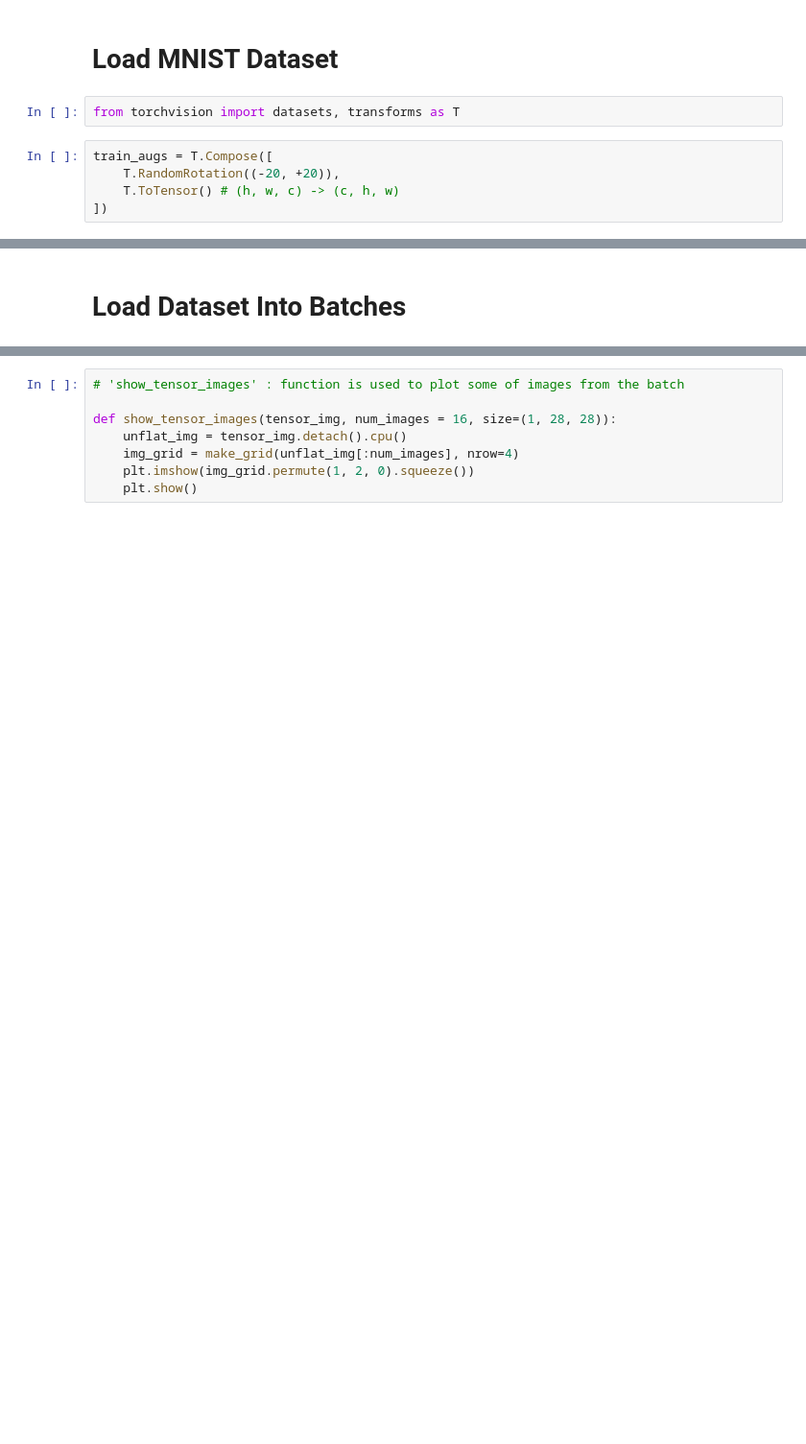
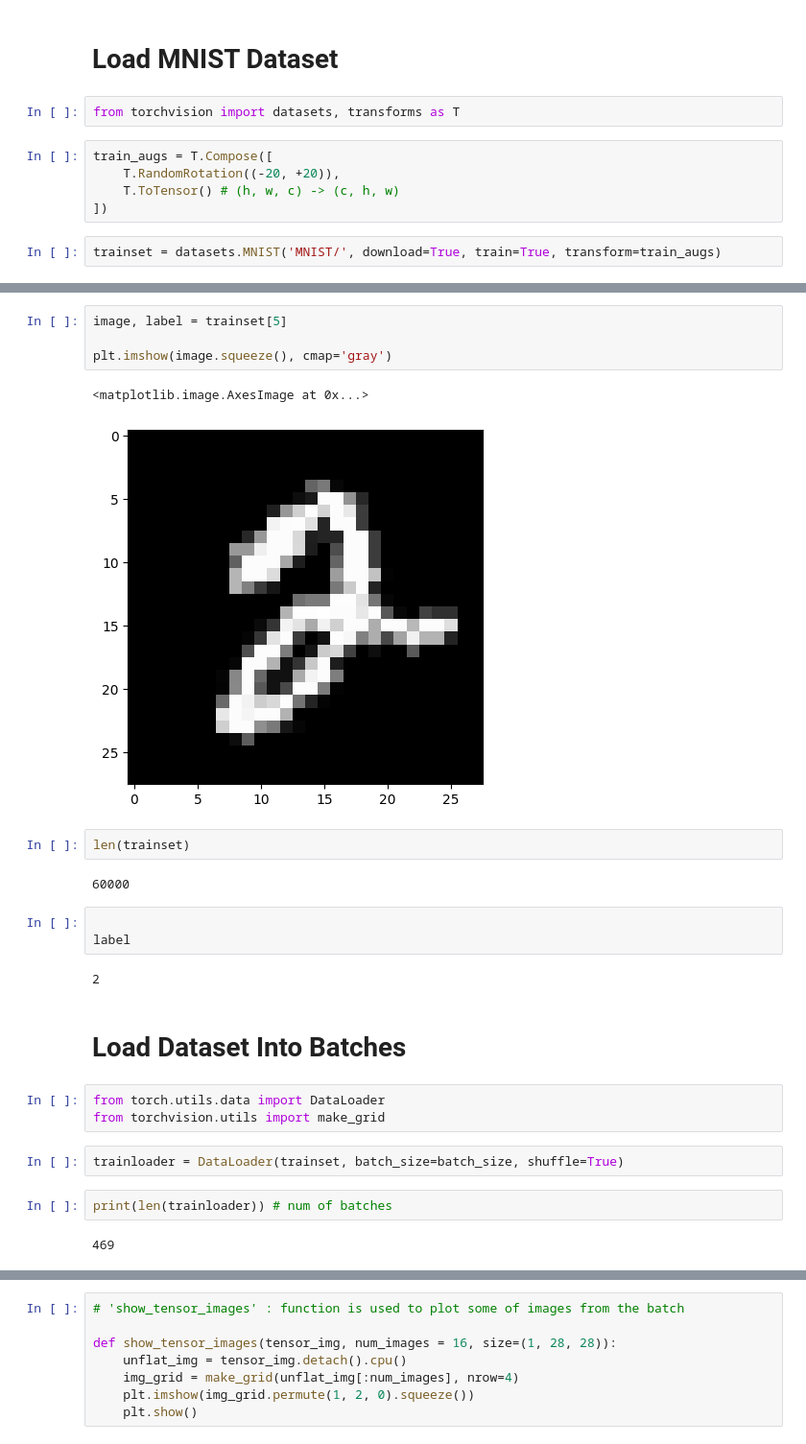
Before and after one commit to AlexandraMikheeva/Generative-Adversarial-Network, a Jupyter notebook: Build_a_Generative_Adversarial_Network_.ipynb, the cells around one changed output, grey strips where cells are left out. Shown: that part at 96% size. Drawn from its saved outputs; the diff is of its cells as text; blank space fills up the shorter version.

```diff
--- a/Build_a_Generative_Adversarial_Network_.ipynb
+++ b/Build_a_Generative_Adversarial_Network_.ipynb
@@ -38,3 +38,5 @@ train_augs = T.Compose([
     T.RandomRotation((-20, +20)),
     T.ToTensor() # (h, w, c) -> (c, h, w)
 ])
+# %%
+trainset = datasets.MNIST('MNIST/', download=True, train=True, transform=train_augs)
@@ -41,2 +59,27 @@ train_augs = T.Compose([
+# %%
+image, label = trainset[5]
+
+plt.imshow(image.squeeze(), cmap='gray')
+# %% [output]
+<matplotlib.image.AxesImage at 0x...>
+[figure, added]
+# %%
+len(trainset)
+# %% [output]
+60000
+# %%
+
+label
+# %% [output]
+2
 # %% [markdown]
 # Load Dataset Into Batches
+# %%
+from torch.utils.data import DataLoader
+from torchvision.utils import make_grid
+# %%
+trainloader = DataLoader(trainset, batch_size=batch_size, shuffle=True)
+# %%
+print(len(trainloader)) # num of batches
+# %% [output]
+469
```
Also changed, not shown: parts of 4 cells of this notebook.
